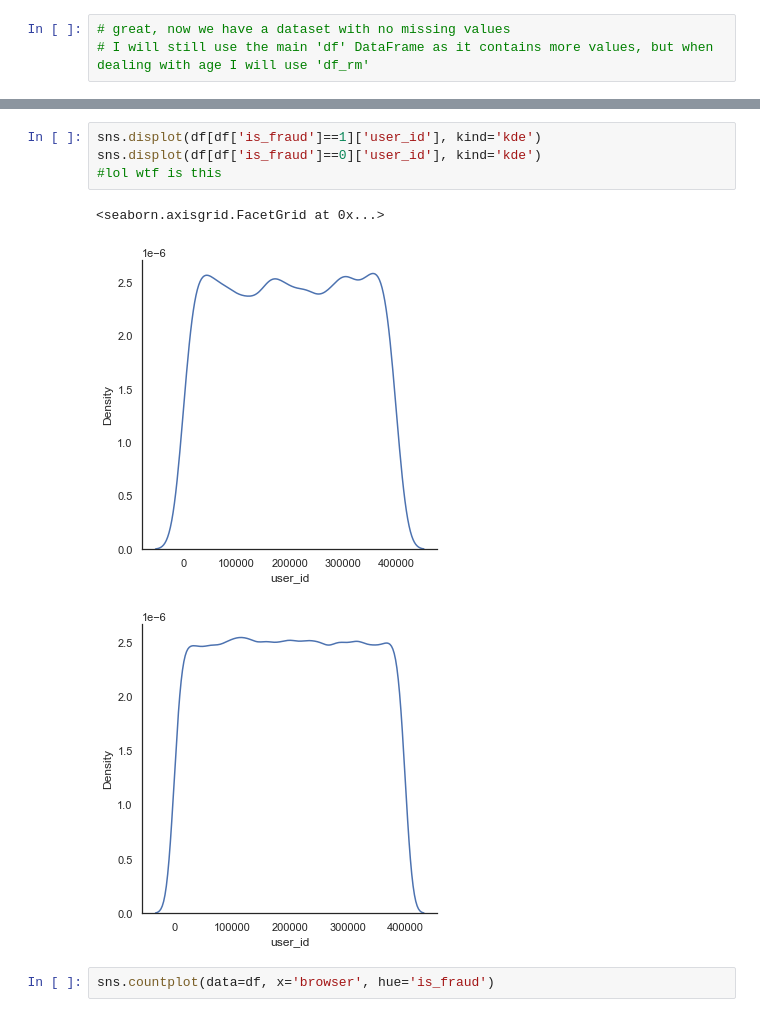
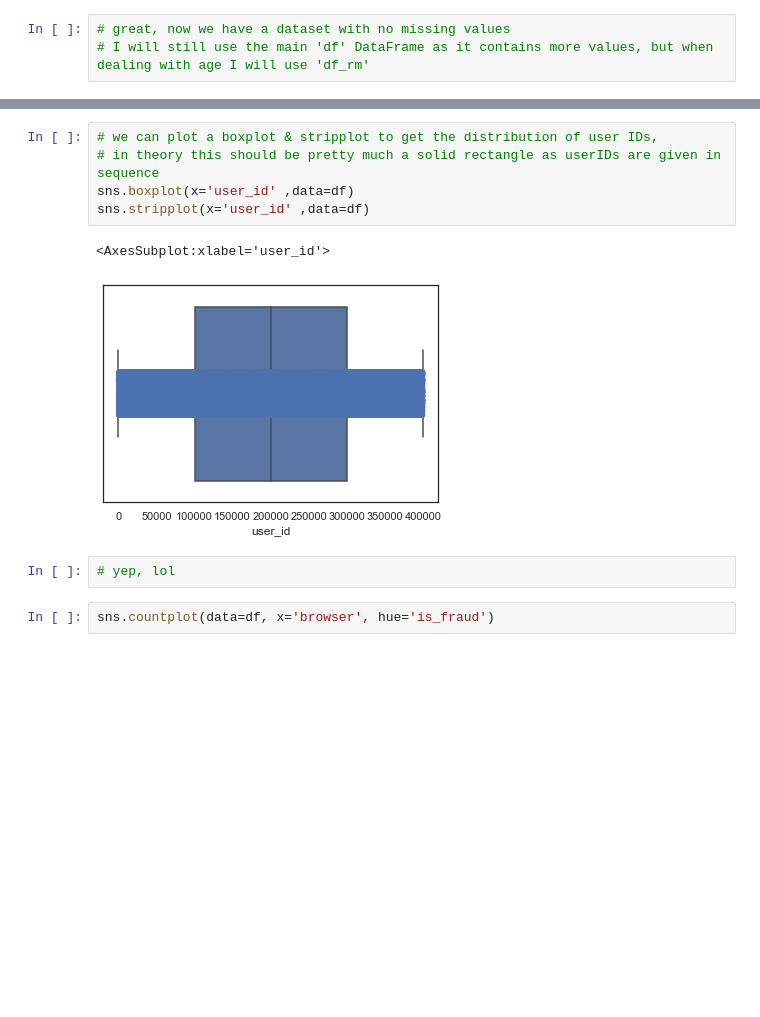
Before and after one commit to TeoTzeShuen/school, a Jupyter notebook: Individual Project/project.ipynb, the cells around one changed output, grey strips where cells are left out. Saved outputs shown, nothing was run; the diff lists cells and outputs as text; blank space fills up the shorter version.

```diff
--- a/Individual Project/project.ipynb
+++ b/Individual Project/project.ipynb
@@ -122,11 +125,13 @@ plt.show()
-# %%
-sns.displot(df[df['is_fraud']==1]['user_id'], kind='kde')
-sns.displot(df[df['is_fraud']==0]['user_id'], kind='kde')
-#lol wtf is this
-# %% [output]
-<seaborn.axisgrid.FacetGrid at 0x...>
-[figure, removed]
-[figure, removed]
+# %%
+# we can plot a boxplot & stripplot to get the distribution of user IDs,
+# in theory this should be pretty much a solid rectangle as userIDs are given in sequence
+sns.boxplot(x='user_id' ,data=df)
+sns.stripplot(x='user_id' ,data=df)
+# %% [output]
+<AxesSubplot:xlabel='user_id'>
+[figure, added]
+# %%
+# yep, lol
 # %%
 sns.countplot(data=df, x='browser', hue='is_fraud')
 # %% [output]
```
Also changed, not shown: parts of 6 cells of this notebook.
